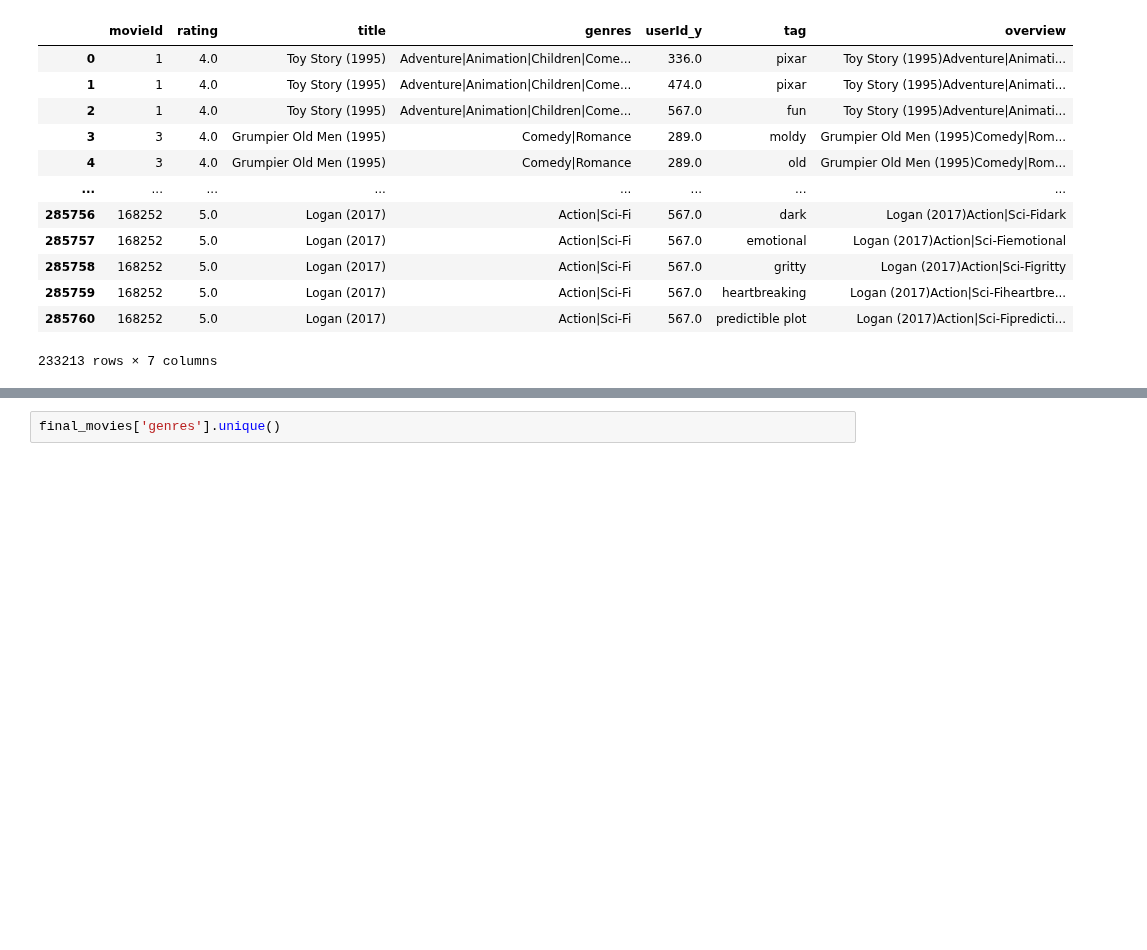
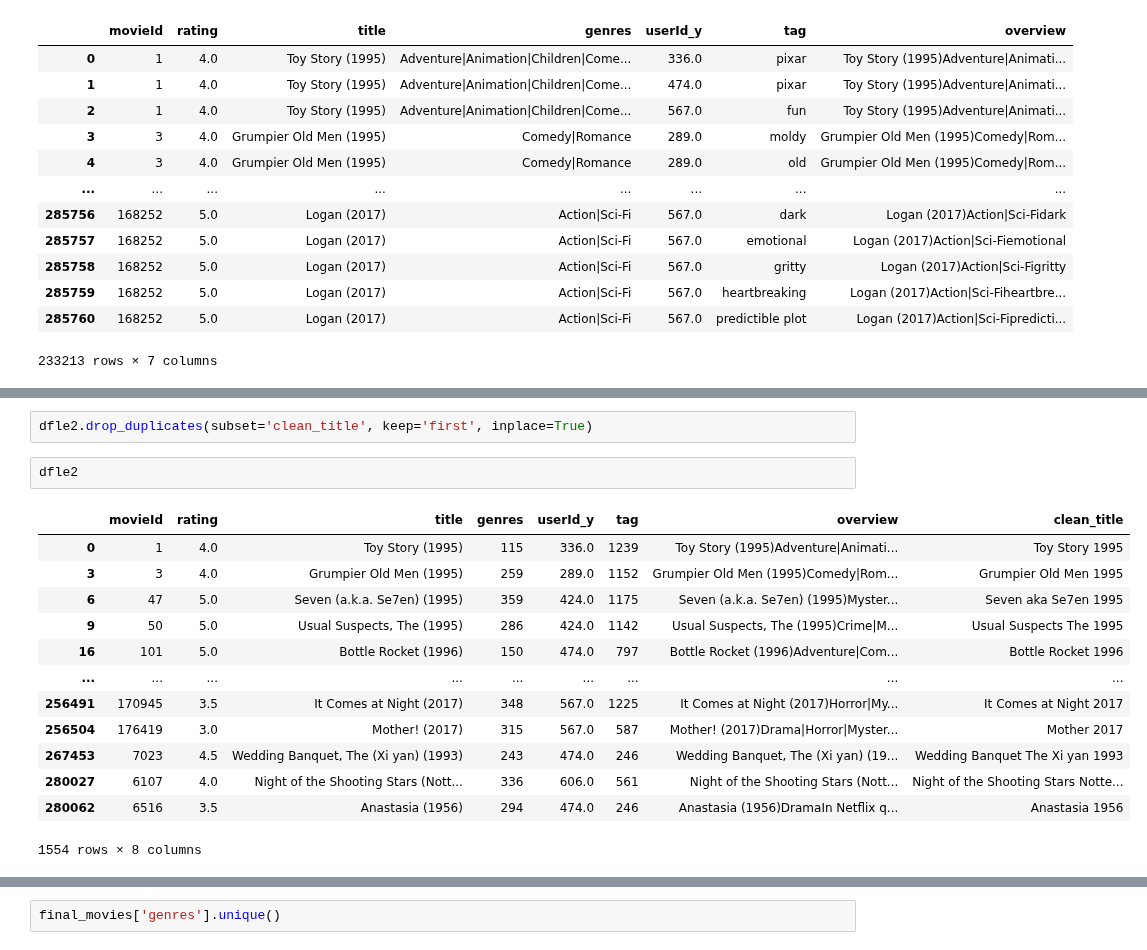
Before and after one commit to stephcia/movie-recommendation-system, a Jupyter notebook: Charlie.ipynb, the cells around one changed output, grey strips where cells are left out. Cells and saved outputs as stored; diff of their text form; blank space fills up the shorter version.

```diff
--- a/Charlie.ipynb
+++ b/Charlie.ipynb
@@ -208,0 +509,18 @@ final_movies
+# %%
+dfle2.drop_duplicates(subset='clean_title', keep='first', inplace=True)
+# %%
+dfle2
+# %% [output]
+|  | movieId | rating | title | genres | userId_y | tag | overview | clean_title |
+| 0 | 1 | 4.0 | Toy Story (1995) | 115 | 336.0 | 1239 | Toy Story (1995)Adventure|Animati... | Toy Story 1995 |
+| 3 | 3 | 4.0 | Grumpier Old Men (1995) | 259 | 289.0 | 1152 | Grumpier Old Men (1995)Comedy|Rom... | Grumpier Old Men 1995 |
+| 6 | 47 | 5.0 | Seven (a.k.a. Se7en) (1995) | 359 | 424.0 | 1175 | Seven (a.k.a. Se7en) (1995)Myster... | Seven aka Se7en 1995 |
+| 9 | 50 | 5.0 | Usual Suspects, The (1995) | 286 | 424.0 | 1142 | Usual Suspects, The (1995)Crime|M... | Usual Suspects The 1995 |
+| 16 | 101 | 5.0 | Bottle Rocket (1996) | 150 | 474.0 | 797 | Bottle Rocket (1996)Adventure|Com... | Bottle Rocket 1996 |
+| ... | ... | ... | ... | ... | ... | ... | ... | ... |
+| 256491 | 170945 | 3.5 | It Comes at Night (2017) | 348 | 567.0 | 1225 | It Comes at Night (2017)Horror|My... | It Comes at Night 2017 |
+| 256504 | 176419 | 3.0 | Mother! (2017) | 315 | 567.0 | 587 | Mother! (2017)Drama|Horror|Myster... | Mother 2017 |
+| 267453 | 7023 | 4.5 | Wedding Banquet, The (Xi yan) (1993) | 243 | 474.0 | 246 | Wedding Banquet, The (Xi yan) (19... | Wedding Banquet The Xi yan 1993 |
+| 280027 | 6107 | 4.0 | Night of the Shooting Stars (Nott... | 336 | 606.0 | 561 | Night of the Shooting Stars (Nott... | Night of the Shooting Stars Notte... |
+| 280062 | 6516 | 3.5 | Anastasia (1956) | 294 | 474.0 | 246 | Anastasia (1956)DramaIn Netflix q... | Anastasia 1956 |
+1554 rows × 8 columns
```
Also changed, not shown: parts of 38 cells of this notebook.
